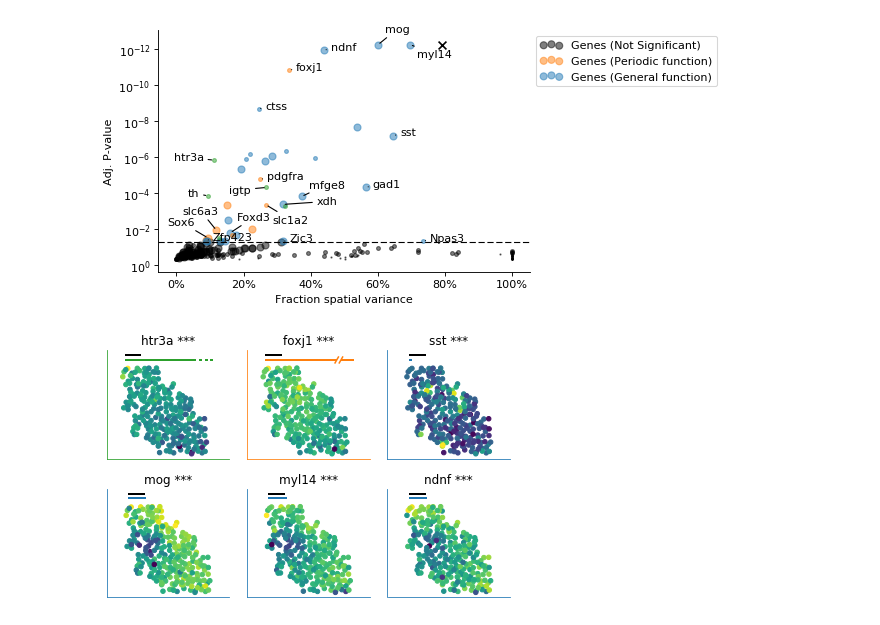
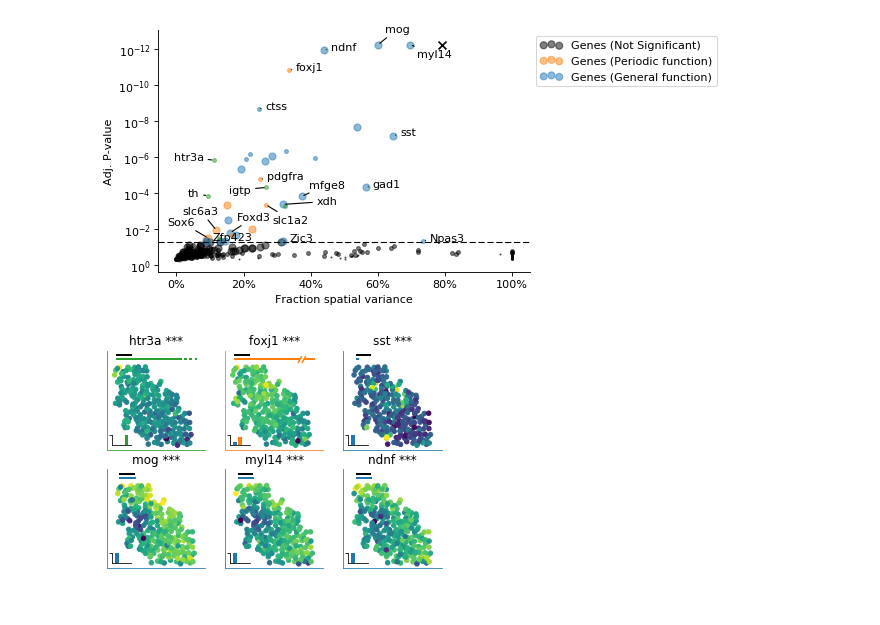
Before and after one commit to Teichlab/SpatialDE, a Jupyter notebook: Analysis/SeqFISH/SeqFISH Results.ipynb, the cells around one changed output. Cells and saved outputs as stored; diff of their text form; code cells hidden in the pictures.

Commit message:
Visualized model selection probability

```diff
--- a/Analysis/SeqFISH/SeqFISH Results.ipynb
+++ b/Analysis/SeqFISH/SeqFISH Results.ipynb
@@ -289,7 +282,13 @@ for j, T in enumerate(top_per_ls.replace(np.nan, 0).groupby(['model', 'l'])):
 
         plt.axis('equal')
 
+        ins_ax = inset_axes(ax, width='20%', height='10%', loc=3)
+        plt.bar((1, 2, 3), top_per_ls.loc[idx][['SE_prob', 'PER_prob', 'linear_prob']], color=['C0', 'C1', 'C2'])
+        plt.ylim(0, 1);
+        plt.xticks([], [])
+        plt.xlim(-0.0, 4)
+        plt.yticks([1], ['']);
 
-plt.tight_layout()
-plt.savefig('top_SF_genes_per_ls.pdf')
+
+plt.savefig('top_SF_genes_per_ls.pdf', bbox_inches='tight')
 # %% [output]
@@ -410,33 +411,39 @@ for i, idx in enumerate(select_genes.index):
     if r['qval'] < 0.001:
         s = ' ***'
 
     plt.title(r['g'].replace("'", '') + s)
 
     plt.xticks([])
     plt.yticks([])
     plt.hlines(150, 50, 250, lw=2)
     if 50 + r['l'] < 1100 and r['model'] != 'linear':
         plt.hlines(100, 50, 50 + r['l'], lw=2, color=model_colors[r['model']], zorder=0)
     else:
         if r['model'] != 'linear':
             plt.hlines(100, 50, 900, lw=2, color=model_colors[r['model']], zorder=0)
             plt.hlines(100, 950, 1100, lw=2, color=model_colors[r['model']], zorder=0)
             plt.plot([900 - 20, 900 + 20], [60, 130], lw=1.5, color=model_colors[r['model']], zorder=0)
             plt.plot([950 - 20, 950 + 20], [60, 130], lw=1.5, color=model_colors[r['model']], zorder=0)
 
         else:
             plt.hlines(100, 50, 900, lw=2, color=model_colors[r['model']], zorder=0)
             plt.hlines(100, 933, 966, lw=2, color=model_colors[r['model']], zorder=0)
             plt.hlines(100, 1000, 1033, lw=2, color=model_colors[r['model']], zorder=0)
             plt.hlines(100, 1066, 1100, lw=2, color=model_colors[r['model']], zorder=0)
 
     for spine in ax.spines.values():
         spine.set_edgecolor(model_colors[r['model']])
 
     plt.axis('equal')
 
+    ins_ax = inset_axes(ax, width='20%', height='10%', loc=3)
+    plt.bar((1, 2, 3), select_genes.loc[idx][['SE_prob', 'PER_prob', 'linear_prob']], color=['C0', 'C1', 'C2'])
+    plt.ylim(0, 1);
+    plt.xticks([], [])
+    plt.xlim(-0.0, 4)
+    plt.yticks([1], ['']);
 
-plt.tight_layout()
-plt.savefig('SF_select_genes.pdf')
+
+plt.savefig('SF_select_genes.pdf', bbox_inches='tight')
 # %% [output]
-[figure, old version]
+[figure, new version]
```
Also changed, not shown: parts of 6 cells of this notebook, 2 other files.
